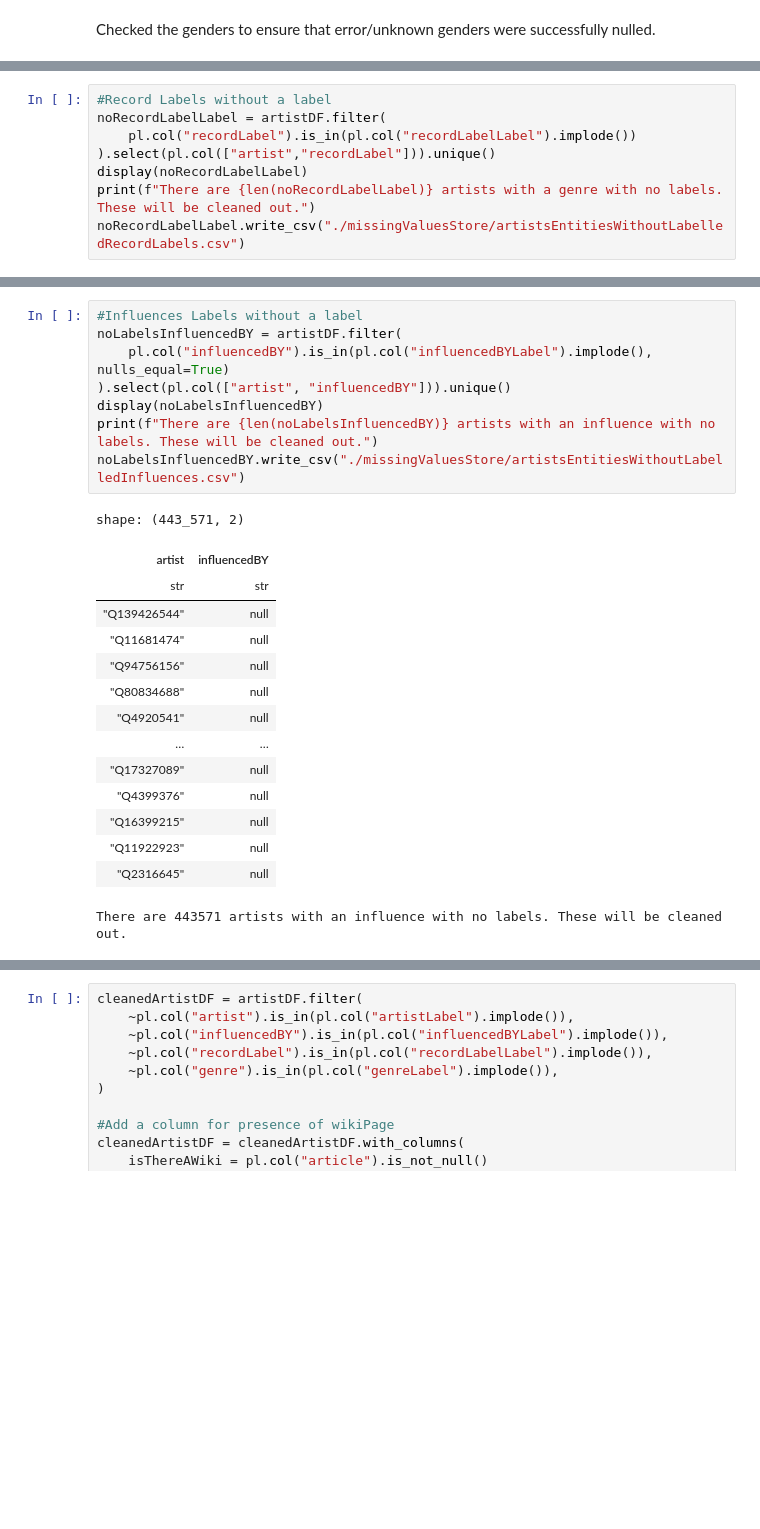
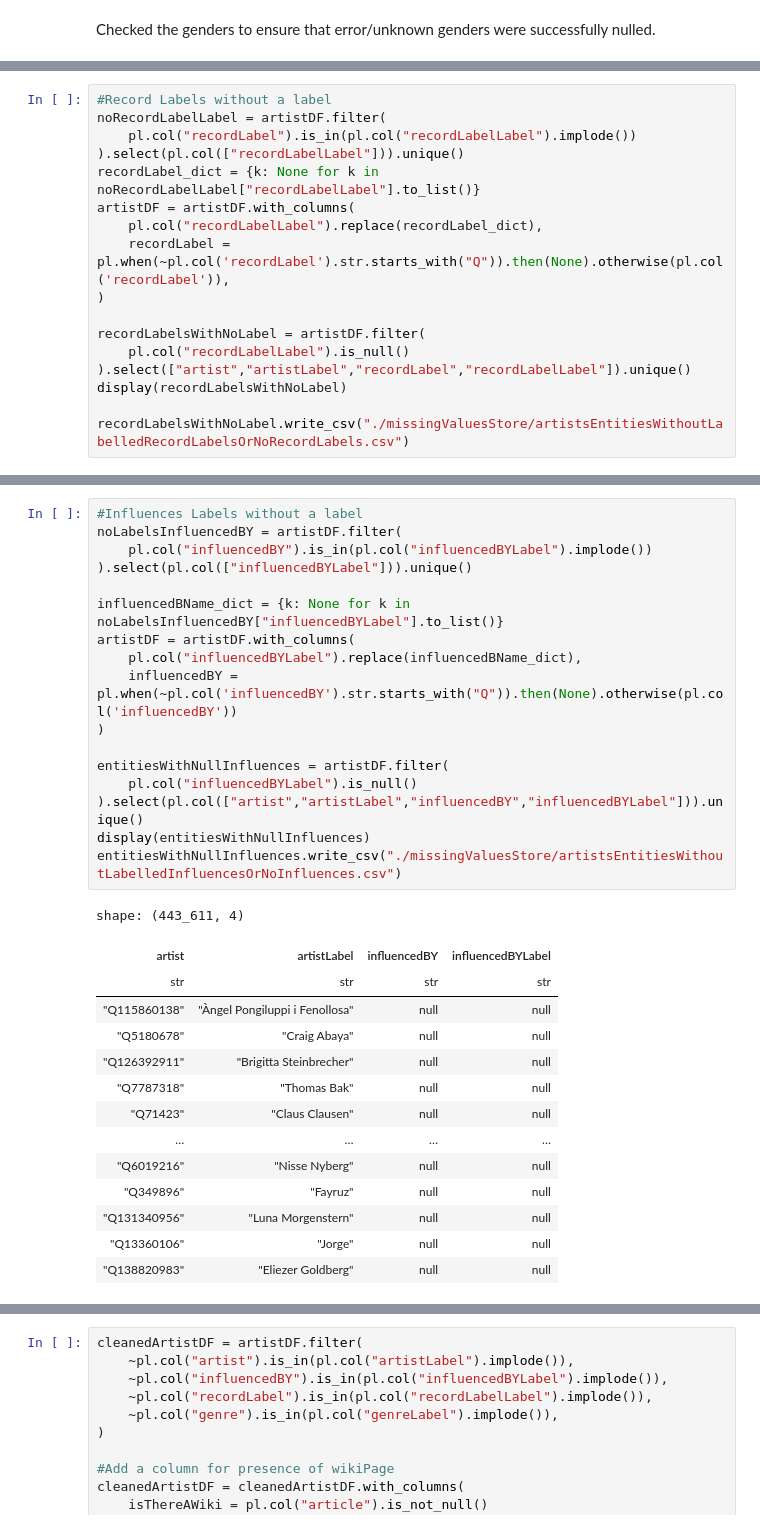
Before and after one commit to malik-files/MScDiss_IGASTNBK_, a Jupyter notebook: Main Code/cleaning_inspecting_labelling_Wikidata_artists.ipynb, the cells around one changed output, grey strips where cells are left out. Saved outputs shown, nothing was run; the diff lists cells and outputs as text; blank space fills up the shorter version.

Commit message:
Fixing the issues with the influences and musicBrainzID

```diff
--- a/Main Code/cleaning_inspecting_labelling_Wikidata_artists.ipynb
+++ b/Main Code/cleaning_inspecting_labelling_Wikidata_artists.ipynb
@@ -135,8 +162,17 @@ There are 0 artists with a genre with no labels. These will be cleaned out.
 #Record Labels without a label
 noRecordLabelLabel = artistDF.filter(
     pl.col("recordLabel").is_in(pl.col("recordLabelLabel").implode())
-).select(pl.col(["artist","recordLabel"])).unique()
-display(noRecordLabelLabel)
-print(f"There are {len(noRecordLabelLabel)} artists with a genre with no labels. These will be cleaned out.")
-noRecordLabelLabel.write_csv("./missingValuesStore/artistsEntitiesWithoutLabelledRecordLabels.csv")
+).select(pl.col(["recordLabelLabel"])).unique()
+recordLabel_dict = {k: None for k in noRecordLabelLabel["recordLabelLabel"].to_list()}
+artistDF = artistDF.with_columns(
+    pl.col("recordLabelLabel").replace(recordLabel_dict),
+    recordLabel = pl.when(~pl.col('recordLabel').str.starts_with("Q")).then(None).otherwise(pl.col('recordLabel')),
+)
+
+recordLabelsWithNoLabel = artistDF.filter(
+    pl.col("recordLabelLabel").is_null()
+).select(["artist","artistLabel","recordLabel","recordLabelLabel"]).unique()
+display(recordLabelsWithNoLabel)
+
+recordLabelsWithNoLabel.write_csv("./missingValuesStore/artistsEntitiesWithoutLabelledRecordLabelsOrNoRecordLabels.csv")
 # %% [output]
@@ -158,24 +193,32 @@ There are 198 artists with a genre with no labels. These will be cleaned out.
 # %%
 #Influences Labels without a label
 noLabelsInfluencedBY = artistDF.filter(
-    pl.col("influencedBY").is_in(pl.col("influencedBYLabel").implode(), nulls_equal=True)
-).select(pl.col(["artist", "influencedBY"])).unique()
-display(noLabelsInfluencedBY)
-print(f"There are {len(noLabelsInfluencedBY)} artists with an influence with no labels. These will be cleaned out.")
-noLabelsInfluencedBY.write_csv("./missingValuesStore/artistsEntitiesWithoutLabelledInfluences.csv")
+    pl.col("influencedBY").is_in(pl.col("influencedBYLabel").implode())
+).select(pl.col(["influencedBYLabel"])).unique()
+
+influencedBName_dict = {k: None for k in noLabelsInfluencedBY["influencedBYLabel"].to_list()}
+artistDF = artistDF.with_columns(
+    pl.col("influencedBYLabel").replace(influencedBName_dict),
+    influencedBY = pl.when(~pl.col('influencedBY').str.starts_with("Q")).then(None).otherwise(pl.col('influencedBY'))
+)
+
+entitiesWithNullInfluences = artistDF.filter(
+    pl.col("influencedBYLabel").is_null()
+).select(pl.col(["artist","artistLabel","influencedBY","influencedBYLabel"])).unique()
+display(entitiesWithNullInfluences)
+entitiesWithNullInfluences.write_csv("./missingValuesStore/artistsEntitiesWithoutLabelledInfluencesOrNoInfluences.csv")
 # %% [output]
-shape: (443_571, 2)
+shape: (443_611, 4)
-| artist | influencedBY |
-| str | str |
-| "Q139426544" | null |
-| "Q11681474" | null |
-| "Q94756156" | null |
-| "Q80834688" | null |
-| "Q4920541" | null |
-| … | … |
-| "Q17327089" | null |
-| "Q4399376" | null |
-| "Q16399215" | null |
-| "Q11922923" | null |
-| "Q2316645" | null |
+| artist | artistLabel | influencedBY | influencedBYLabel |
+| str | str | str | str |
+| "Q115860138" | "Àngel Pongiluppi i Fenollosa" | null | null |
+| "Q5180678" | "Craig Abaya" | null | null |
+| "Q126392911" | "Brigitta Steinbrecher" | null | null |
+| "Q7787318" | "Thomas Bak" | null | null |
+| "Q71423" | "Claus Clausen" | null | null |
+| … | … | … | … |
+| "Q6019216" | "Nisse Nyberg" | null | null |
+| "Q349896" | "Fayruz" | null | null |
+| "Q131340956" | "Luna Morgenstern" | null | null |
+| "Q13360106" | "Jorge" | null | null |
+| "Q138820983" | "Eliezer Goldberg" | null | null |
-There are 443571 artists with an influence with no labels. These will be cleaned out.
```
Also changed, not shown: parts of 6 cells of this notebook, 6 other files.
